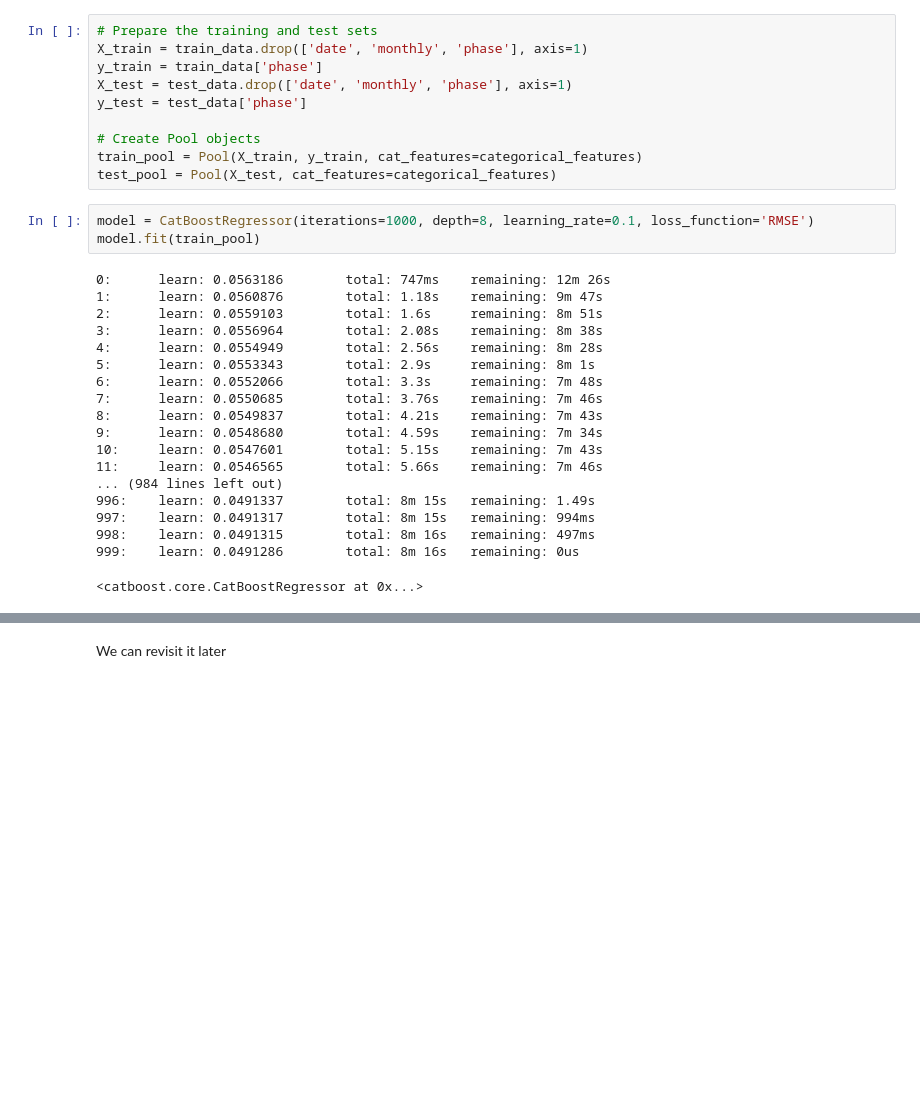
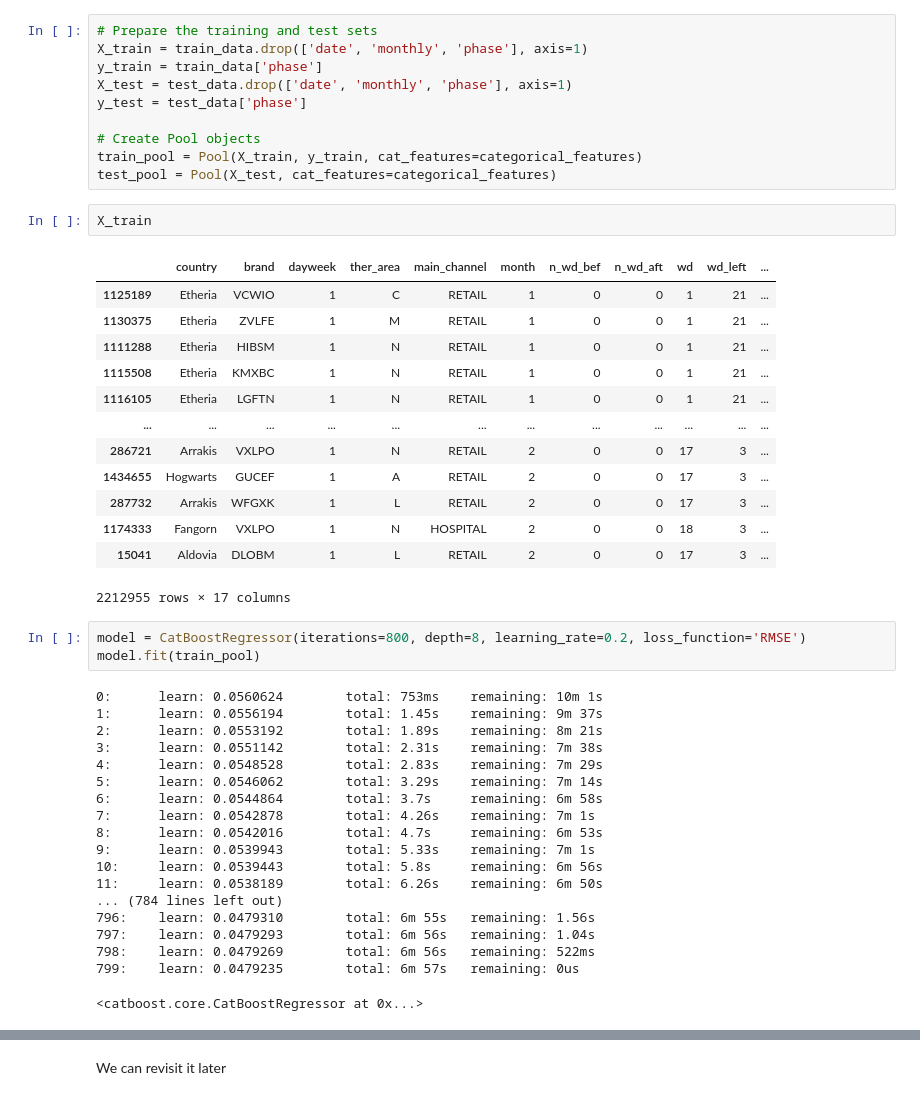
Before and after one commit to debsankarde/Novartis-datathon-2023, a Jupyter notebook: data_submission/Catboost.ipynb, the cells around one changed output, grey strips where cells are left out. Saved outputs shown, nothing was run; the diff lists cells and outputs as text; blank space fills up the shorter version.

```diff
--- a/data_submission/Catboost.ipynb
+++ b/data_submission/Catboost.ipynb
@@ -103,27 +125,43 @@ y_test = test_data['phase']
 # Create Pool objects
 train_pool = Pool(X_train, y_train, cat_features=categorical_features)
 test_pool = Pool(X_test, cat_features=categorical_features)
+# %%
+X_train
+# %% [output]
+|  | country | brand | dayweek | ther_area | main_channel | month | n_wd_bef | n_wd_aft | wd | wd_left | ... |
+| 1125189 | Etheria | VCWIO | 1 | C | RETAIL | 1 | 0 | 0 | 1 | 21 | ... |
+| 1130375 | Etheria | ZVLFE | 1 | M | RETAIL | 1 | 0 | 0 | 1 | 21 | ... |
+| 1111288 | Etheria | HIBSM | 1 | N | RETAIL | 1 | 0 | 0 | 1 | 21 | ... |
+| 1115508 | Etheria | KMXBC | 1 | N | RETAIL | 1 | 0 | 0 | 1 | 21 | ... |
+| 1116105 | Etheria | LGFTN | 1 | N | RETAIL | 1 | 0 | 0 | 1 | 21 | ... |
+| ... | ... | ... | ... | ... | ... | ... | ... | ... | ... | ... | ... |
+| 286721 | Arrakis | VXLPO | 1 | N | RETAIL | 2 | 0 | 0 | 17 | 3 | ... |
+| 1434655 | Hogwarts | GUCEF | 1 | A | RETAIL | 2 | 0 | 0 | 17 | 3 | ... |
+| 287732 | Arrakis | WFGXK | 1 | L | RETAIL | 2 | 0 | 0 | 17 | 3 | ... |
+| 1174333 | Fangorn | VXLPO | 1 | N | HOSPITAL | 2 | 0 | 0 | 18 | 3 | ... |
+| 15041 | Aldovia | DLOBM | 1 | L | RETAIL | 2 | 0 | 0 | 17 | 3 | ... |
+2212955 rows × 17 columns
 # %%
-model = CatBoostRegressor(iterations=1000, depth=8, learning_rate=0.1, loss_function='RMSE')
+model = CatBoostRegressor(iterations=800, depth=8, learning_rate=0.2, loss_function='RMSE')
 model.fit(train_pool)
 # %% [output]
-0:      learn: 0.0563186        total: 747ms    remaining: 12m 26s
-1:      learn: 0.0560876        total: 1.18s    remaining: 9m 47s
-2:      learn: 0.0559103        total: 1.6s     remaining: 8m 51s
-3:      learn: 0.0556964        total: 2.08s    remaining: 8m 38s
-4:      learn: 0.0554949        total: 2.56s    remaining: 8m 28s
-5:      learn: 0.0553343        total: 2.9s     remaining: 8m 1s
-6:      learn: 0.0552066        total: 3.3s     remaining: 7m 48s
-7:      learn: 0.0550685        total: 3.76s    remaining: 7m 46s
-8:      learn: 0.0549837        total: 4.21s    remaining: 7m 43s
-9:      learn: 0.0548680        total: 4.59s    remaining: 7m 34s
-10:     learn: 0.0547601        total: 5.15s    remaining: 7m 43s
-11:     learn: 0.0546565        total: 5.66s    remaining: 7m 46s
-... (984 lines left out)
-996:    learn: 0.0491337        total: 8m 15s   remaining: 1.49s
-997:    learn: 0.0491317        total: 8m 15s   remaining: 994ms
-998:    learn: 0.0491315        total: 8m 16s   remaining: 497ms
-999:    learn: 0.0491286        total: 8m 16s   remaining: 0us
+0:      learn: 0.0560624        total: 753ms    remaining: 10m 1s
+1:      learn: 0.0556194        total: 1.45s    remaining: 9m 37s
+2:      learn: 0.0553192        total: 1.89s    remaining: 8m 21s
+3:      learn: 0.0551142        total: 2.31s    remaining: 7m 38s
+4:      learn: 0.0548528        total: 2.83s    remaining: 7m 29s
+5:      learn: 0.0546062        total: 3.29s    remaining: 7m 14s
+6:      learn: 0.0544864        total: 3.7s     remaining: 6m 58s
+7:      learn: 0.0542878        total: 4.26s    remaining: 7m 1s
+8:      learn: 0.0542016        total: 4.7s     remaining: 6m 53s
+9:      learn: 0.0539943        total: 5.33s    remaining: 7m 1s
+10:     learn: 0.0539443        total: 5.8s     remaining: 6m 56s
+11:     learn: 0.0538189        total: 6.26s    remaining: 6m 50s
+... (784 lines left out)
+796:    learn: 0.0479310        total: 6m 55s   remaining: 1.56s
+797:    learn: 0.0479293        total: 6m 56s   remaining: 1.04s
+798:    learn: 0.0479269        total: 6m 56s   remaining: 522ms
+799:    learn: 0.0479235        total: 6m 57s   remaining: 0us
 <catboost.core.CatBoostRegressor at 0x...>
 # %%
 from sklearn.metrics import mean_squared_error
```
Also changed, not shown: parts of 36 cells of this notebook.
